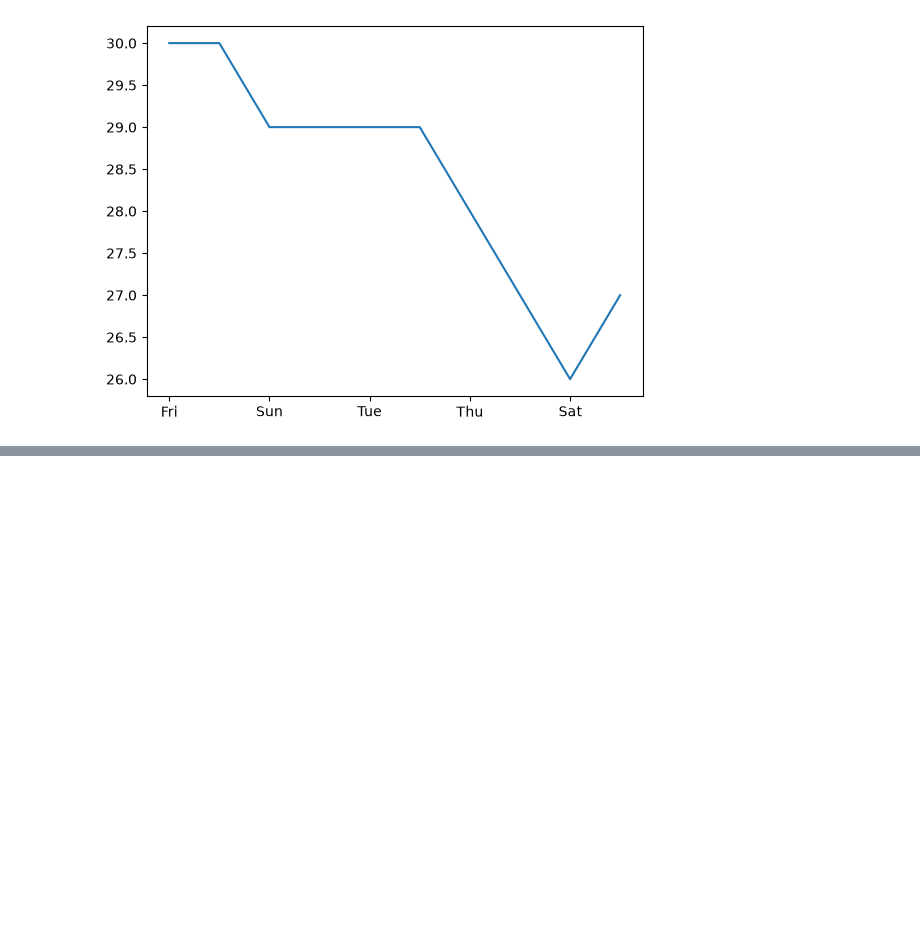
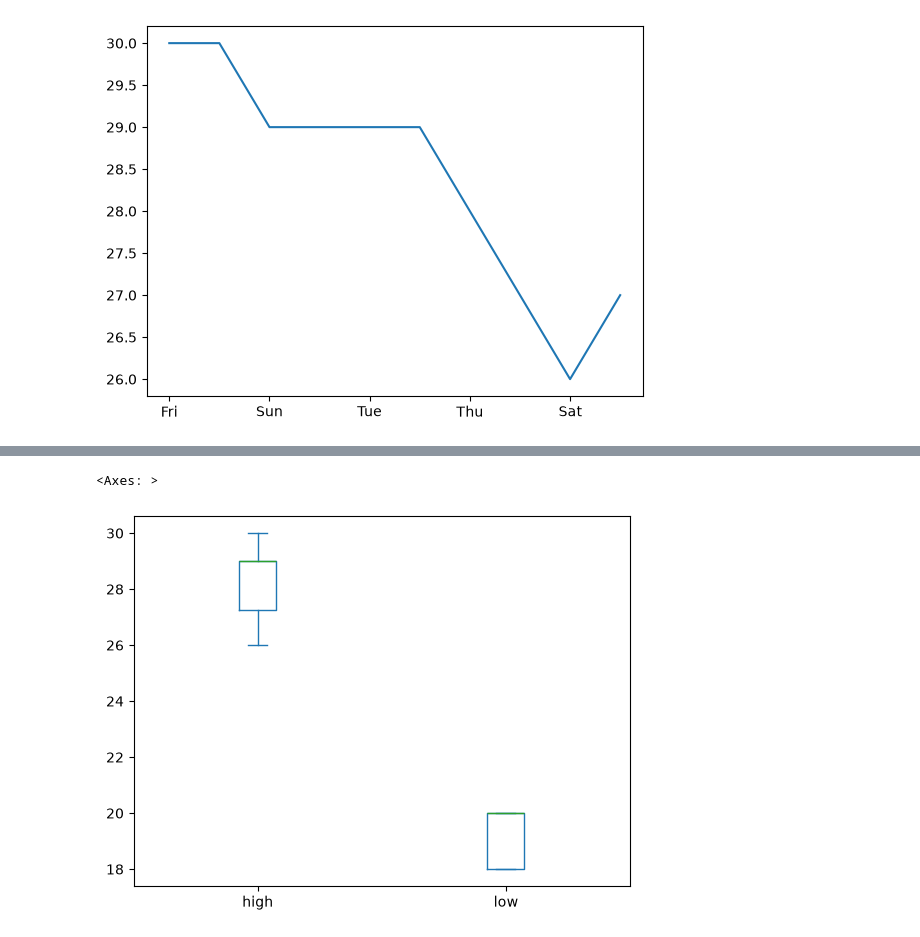
Before and after one commit to reuven/BDTMSD-Python-2026-07, a Jupyter notebook: BDTMSD-Python-2026-10-09.ipynb, the cells around one changed output, grey strips where cells are left out. Cells and saved outputs as stored; diff of their text form; code cells hidden in the pictures; blank space fills up the shorter version.

```diff
--- a/BDTMSD-Python-2026-10-09.ipynb
+++ b/BDTMSD-Python-2026-10-09.ipynb
@@ -523,0 +509,5 @@ line(
+# %%
+df.plot.box()
+# %% [output]
+<Axes: >
+[figure, added]
```
Also changed, not shown: parts of 4 cells of this notebook.
